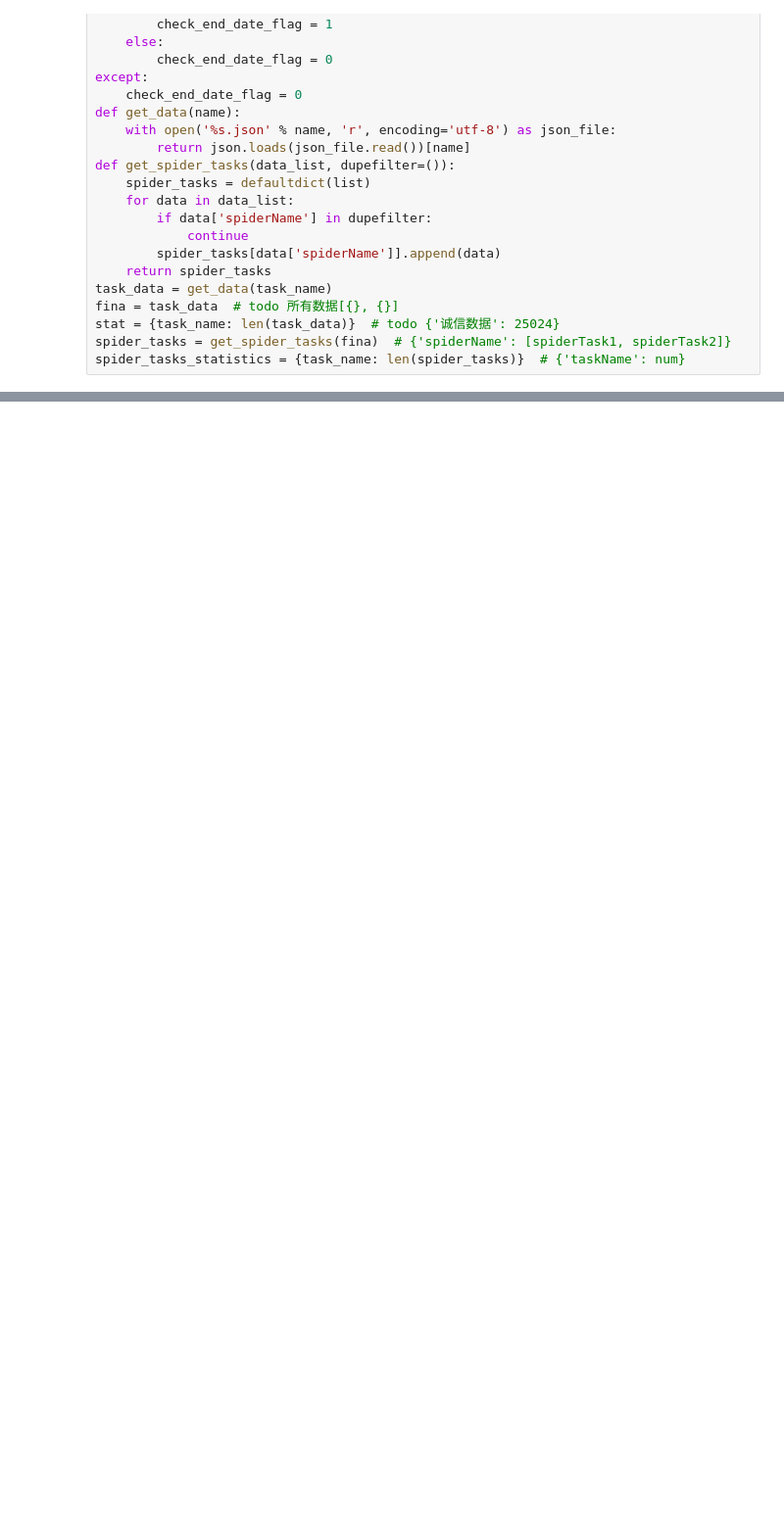
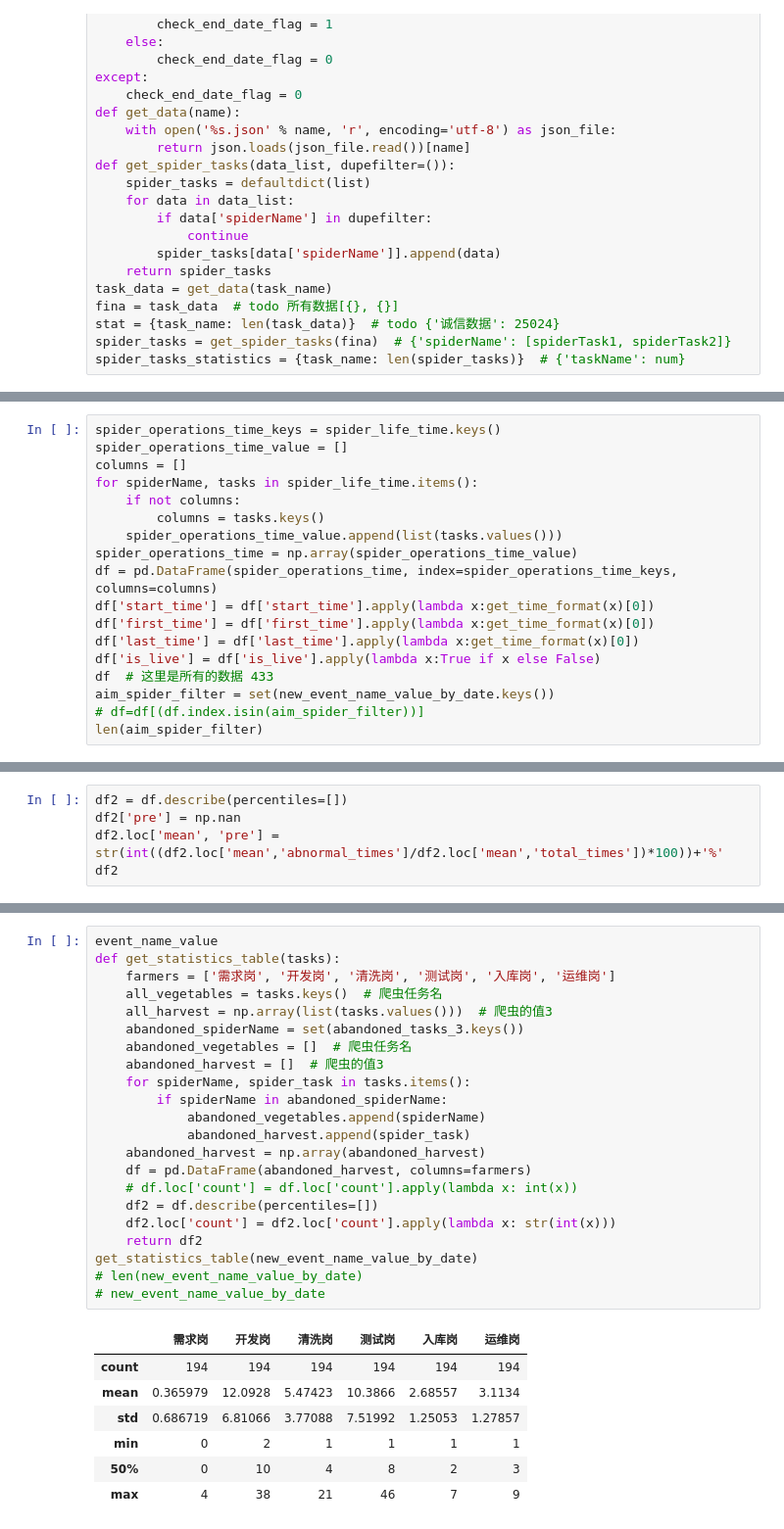
Before and after one commit to czasg/ScrapyLearning, a Jupyter notebook: czaSpider/dump2/数据分析个人版/诚信数据咯/新版本.ipynb, the cells around one changed output, grey strips where cells are left out. Shown at 98% size. Saved outputs shown, nothing was run; the diff lists cells and outputs as text; blank space fills up the shorter version.

```diff
--- a/czaSpider/dump2/数据分析个人版/诚信数据咯/新版本.ipynb
+++ b/czaSpider/dump2/数据分析个人版/诚信数据咯/新版本.ipynb
@@ -389,0 +413,18 @@ plt.show()
+# %%
+spider_operations_time_keys = spider_life_time.keys()
+spider_operations_time_value = []
+columns = []
+for spiderName, tasks in spider_life_time.items():
+    if not columns:
+        columns = tasks.keys()
+    spider_operations_time_value.append(list(tasks.values()))
+spider_operations_time = np.array(spider_operations_time_value)
+df = pd.DataFrame(spider_operations_time, index=spider_operations_time_keys, columns=columns)
+df['start_time'] = df['start_time'].apply(lambda x:get_time_format(x)[0])
+df['first_time'] = df['first_time'].apply(lambda x:get_time_format(x)[0])
+df['last_time'] = df['last_time'].apply(lambda x:get_time_format(x)[0])
+df['is_live'] = df['is_live'].apply(lambda x:True if x else False)
+df  # 这里是所有的数据 433
+aim_spider_filter = set(new_event_name_value_by_date.keys())
+# df=df[(df.index.isin(aim_spider_filter))]
+len(aim_spider_filter)
@@ -389,0 +433,5 @@ plt.show()
+# %%
+df2 = df.describe(percentiles=[])
+df2['pre'] = np.nan
+df2.loc['mean', 'pre'] = str(int((df2.loc['mean','abnormal_times']/df2.loc['mean','total_times'])*100))+'%'
+df2
@@ -389,0 +446,30 @@ plt.show()
+# %%
+event_name_value
+def get_statistics_table(tasks):
+    farmers = ['需求岗', '开发岗', '清洗岗', '测试岗', '入库岗', '运维岗']
+    all_vegetables = tasks.keys()  # 爬虫任务名
+    all_harvest = np.array(list(tasks.values()))  # 爬虫的值3
+    abandoned_spiderName = set(abandoned_tasks_3.keys())
+    abandoned_vegetables = []  # 爬虫任务名
+    abandoned_harvest = []  # 爬虫的值3
+    for spiderName, spider_task in tasks.items():
+        if spiderName in abandoned_spiderName:
+            abandoned_vegetables.append(spiderName)
+            abandoned_harvest.append(spider_task)
+    abandoned_harvest = np.array(abandoned_harvest)
+    df = pd.DataFrame(abandoned_harvest, columns=farmers)
+    # df.loc['count'] = df.loc['count'].apply(lambda x: int(x))
+    df2 = df.describe(percentiles=[])
+    df2.loc['count'] = df2.loc['count'].apply(lambda x: str(int(x)))
+    return df2
+get_statistics_table(new_event_name_value_by_date)
+# len(new_event_name_value_by_date)
+# new_event_name_value_by_date
+# %% [output]
+|  | 需求岗 | 开发岗 | 清洗岗 | 测试岗 | 入库岗 | 运维岗 |
+| count | 194 | 194 | 194 | 194 | 194 | 194 |
+| mean | 0.365979 | 12.0928 | 5.47423 | 10.3866 | 2.68557 | 3.1134 |
+| std | 0.686719 | 6.81066 | 3.77088 | 7.51992 | 1.25053 | 1.27857 |
+| min | 0 | 2 | 1 | 1 | 1 | 1 |
+| 50% | 0 | 10 | 4 | 8 | 2 | 3 |
+| max | 4 | 38 | 21 | 46 | 7 | 9 |
```
Also changed, not shown: parts of 10 cells of this notebook, 2 other files.
